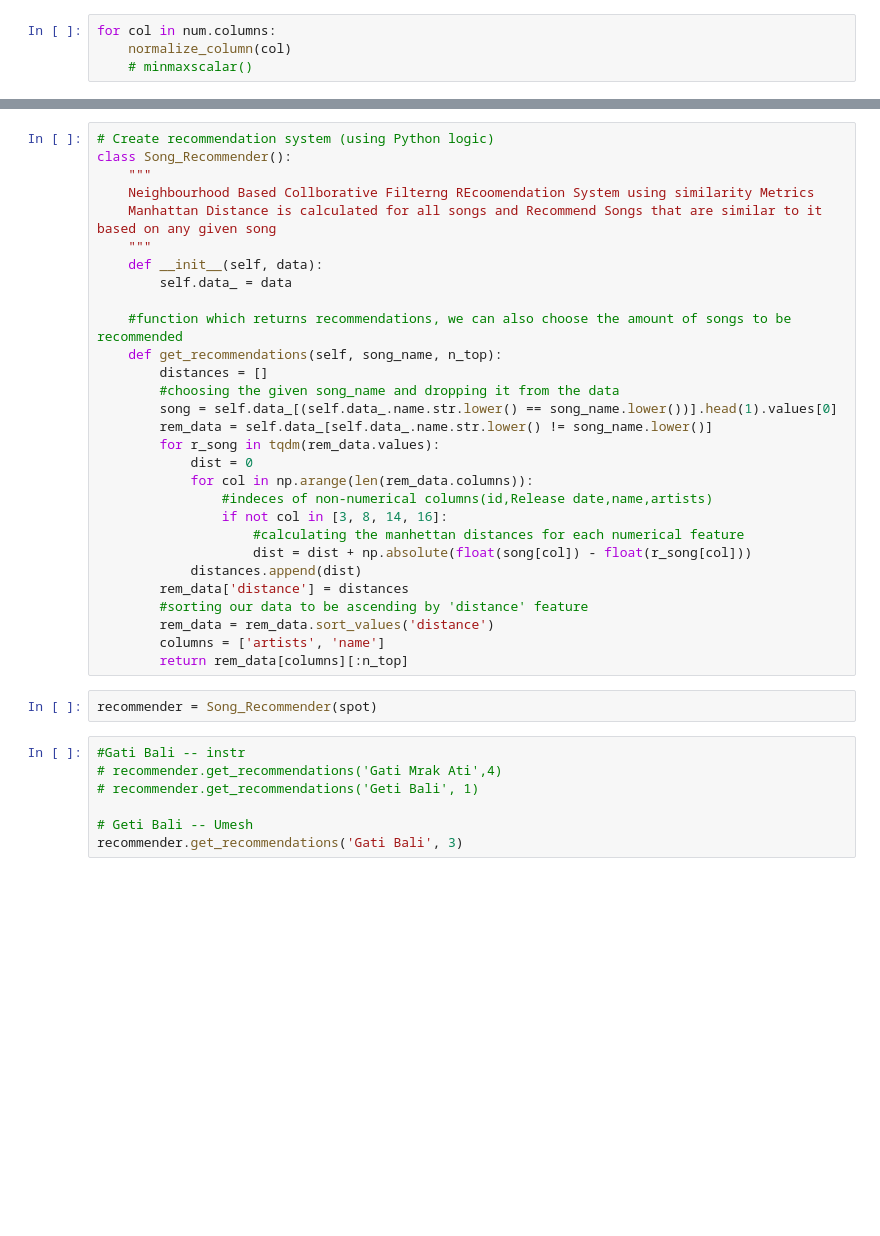
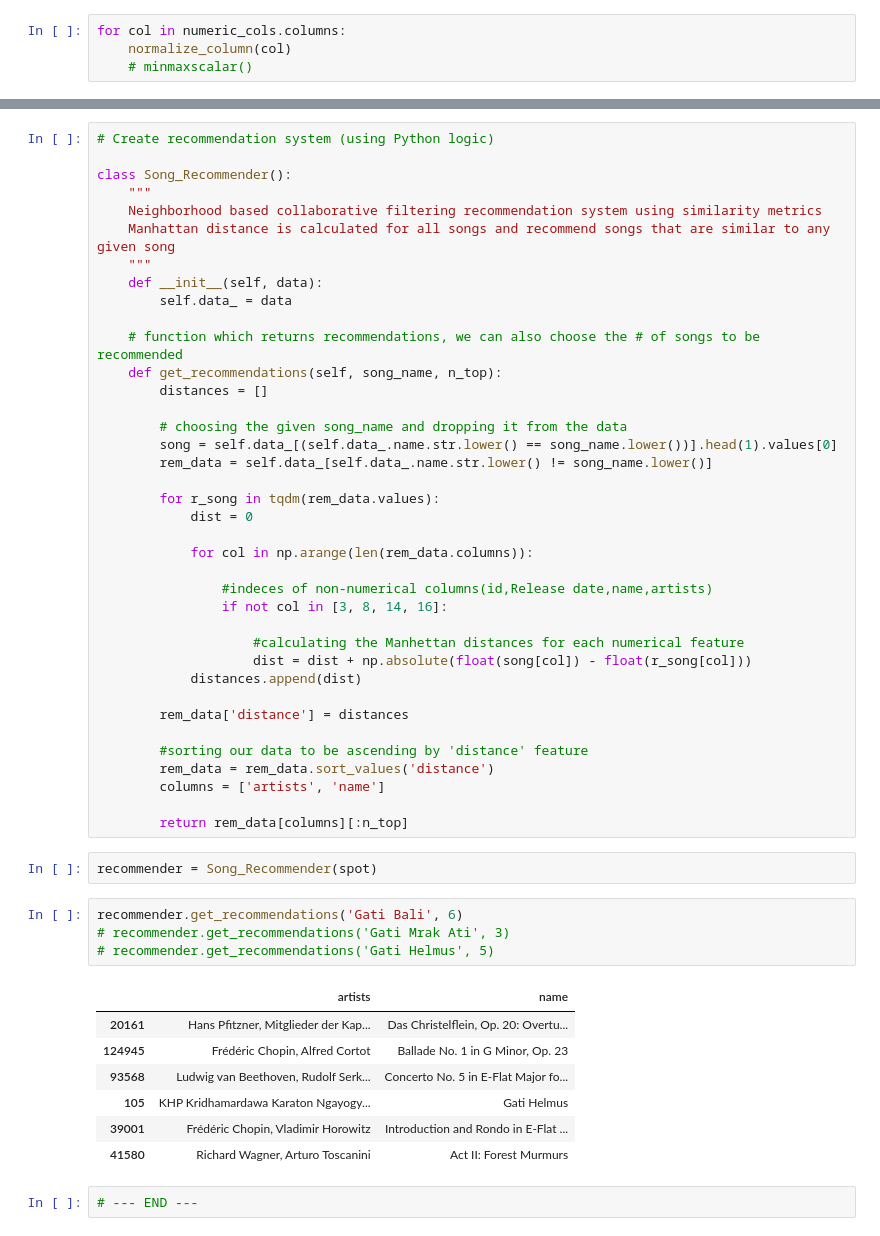
Before and after one commit to unpatel1/20220607_Recommendation_Engine_Spotify, a Jupyter notebook: 20220521_Recommendation_Engine_Spotify.ipynb, the cells around one changed output, grey strips where cells are left out. Cells and saved outputs as stored; diff of their text form; blank space fills up the shorter version.

```diff
--- a/20220521_Recommendation_Engine_Spotify.ipynb
+++ b/20220521_Recommendation_Engine_Spotify.ipynb
@@ -126,4 +118,4 @@ Index(['valence', 'year', 'acousticness', 'danceability', 'duration_ms',
 # %%
-for col in num.columns:
+for col in numeric_cols.columns:
     normalize_column(col)
     # minmaxscalar()
@@ -143,38 +159,54 @@ spot.head(3)
 # %%
 # Create recommendation system (using Python logic)
+
 class Song_Recommender():
     """
-    Neighbourhood Based Collborative Filterng REcoomendation System using similarity Metrics
-    Manhattan Distance is calculated for all songs and Recommend Songs that are similar to it based on any given song
+    Neighborhood based collaborative filtering recommendation system using similarity metrics
+    Manhattan distance is calculated for all songs and recommend songs that are similar to any given song
     """
     def __init__(self, data):
         self.data_ = data
 
-    #function which returns recommendations, we can also choose the amount of songs to be recommended
+    # function which returns recommendations, we can also choose the # of songs to be recommended
     def get_recommendations(self, song_name, n_top):
         distances = []
-        #choosing the given song_name and dropping it from the data
+
+        # choosing the given song_name and dropping it from the data
         song = self.data_[(self.data_.name.str.lower() == song_name.lower())].head(1).values[0]
         rem_data = self.data_[self.data_.name.str.lower() != song_name.lower()]
+
         for r_song in tqdm(rem_data.values):
             dist = 0
+
             for col in np.arange(len(rem_data.columns)):
+
                 #indeces of non-numerical columns(id,Release date,name,artists)
                 if not col in [3, 8, 14, 16]:
-                    #calculating the manhettan distances for each numerical feature
+
+                    #calculating the Manhettan distances for each numerical feature
                     dist = dist + np.absolute(float(song[col]) - float(r_song[col]))
             distances.append(dist)
+
         rem_data['distance'] = distances
+
         #sorting our data to be ascending by 'distance' feature
         rem_data = rem_data.sort_values('distance')
         columns = ['artists', 'name']
+
         return rem_data[columns][:n_top]
 # %%
 recommender = Song_Recommender(spot)
 # %%
-#Gati Bali -- instr
-# recommender.get_recommendations('Gati Mrak Ati',4)
-# recommender.get_recommendations('Geti Bali', 1)
-
-# Geti Bali -- Umesh
-recommender.get_recommendations('Gati Bali', 3)
+recommender.get_recommendations('Gati Bali', 6)
+# recommender.get_recommendations('Gati Mrak Ati', 3)
+# recommender.get_recommendations('Gati Helmus', 5)
+# %% [output]
+|  | artists | name |
+| 20161 | Hans Pfitzner, Mitglieder der Kap... | Das Christelflein, Op. 20: Overtu... |
+| 124945 | Frédéric Chopin, Alfred Cortot | Ballade No. 1 in G Minor, Op. 23 |
+| 93568 | Ludwig van Beethoven, Rudolf Serk... | Concerto No. 5 in E-Flat Major fo... |
+| 105 | KHP Kridhamardawa Karaton Ngayogy... | Gati Helmus |
+| 39001 | Frédéric Chopin, Vladimir Horowitz | Introduction and Rondo in E-Flat ... |
+| 41580 | Richard Wagner, Arturo Toscanini | Act II: Forest Murmurs |
+# %%
+# --- END ---
```
Also changed, not shown: parts of 16 cells of this notebook.
